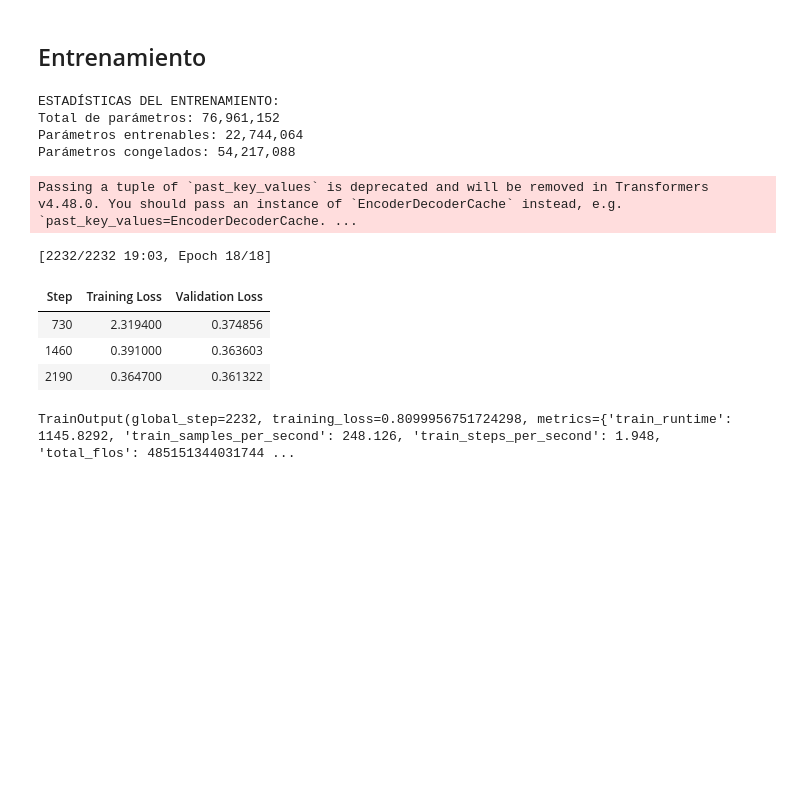
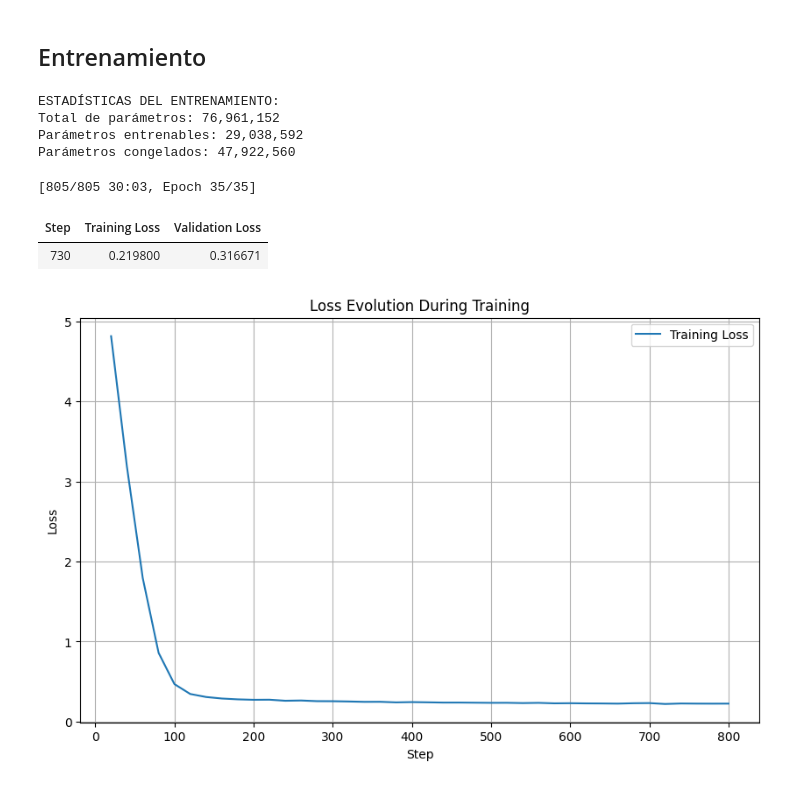
Before and after one commit to 18mgdev/nlp_detox, a Jupyter notebook: nlp_detox.ipynb, the cells around one changed output. Drawn from its saved outputs; the diff is of its cells as text; code cells hidden in the pictures; blank space fills up the shorter version.

```diff
--- a/nlp_detox.ipynb
+++ b/nlp_detox.ipynb
@@ -169,7 +208,19 @@ Ejemplo del dataset: {'input_ids': tensor([    3,   287,  1429,    48,  1429,
 
 model = T5ForConditionalGeneration.from_pretrained(model_name)
 
-num_training_layers = 2 # El número de capas que se entrenarán
+model.config.task_specific_params={
+    "neutralization": {
+      "early_stopping": True,
+      "length_penalty": 2.0,
+      "max_length": 100,
+      "min_length": 50,
+      "no_repeat_ngram_size": 3,
+      "num_beams": 4,
+      "prefix": "neutralize: "
+    }
+}
+
+num_training_layers = 4 # El número de capas que se entrenarán
 
 # Congelar todos los parámetros del modelo
 for param in model.parameters():
@@ -193,44 +244,68 @@ print(f"Parámetros congelados: {total_params - trainable_params:,}")
 # %% [output]
 ESTADÍSTICAS DEL ENTRENAMIENTO:
 Total de parámetros: 76,961,152
-Parámetros entrenables: 22,744,064
-Parámetros congelados: 54,217,088
+Parámetros entrenables: 29,038,592
+Parámetros congelados: 47,922,560
 # %%
+from transformers import TrainerCallback
+import matplotlib.pyplot as plt
+
+class LossTrackerCallback(TrainerCallback):
+    def __init__(self):
+        super().__init__()
+        self.loss_values = []  # Almacena los valores de loss
+
+    def on_log(self, args, state, control, logs=None, **kwargs):
+        if logs and "loss" in logs:
+            self.loss_values.append((state.global_step, logs["loss"]))  # Guarda (step, loss)
+
+    def plot_loss(self):
+        steps, losses = zip(*self.loss_values)
+        plt.figure(figsize=(10, 6))
+        plt.plot(steps, losses, label="Training Loss")
+        plt.xlabel("Step")
+        plt.ylabel("Loss")
+        plt.title("Loss Evolution During Training")
+        plt.legend()
+        plt.grid()
+        plt.show()
 
 training_args = Seq2SeqTrainingArguments(
     output_dir='./checkpoints',
     # evaluation_strategy="no",
     # evaluation_strategy="epoch",
     evaluation_strategy="steps",
+    logging_steps = 20,
     eval_steps=146*5, # cada 5 epochs, teniendo batches de 128
     per_device_train_batch_size=128,
     per_device_eval_batch_size=128,
     learning_rate=2e-4,
-    num_train_epochs=18,
+    num_train_epochs=35,
     report_to=["none"], # para no pedir login de 'wandb' y otros
     # fp16=True, # acelera el entrenaminento pero lo empeora
 )
+
+loss_tracker = LossTrackerCallback()
 
 trainer = Seq2SeqTrainer(
     model=model,
     args=training_args,
     train_dataset=train_dataset,
-    eval_dataset=val_dataset
+    eval_dataset=val_dataset,
+     callbacks=[loss_tracker],
 )
 # %%
 # epochs = 1
 
 # for _ in range(epochs):
 #     # trainer.evaluate()
 trainer.train()
+loss_tracker.plot_loss()
 # %% [output]
-Passing a tuple of `past_key_values` is deprecated and will be removed in Transformers v4.48.0. You should pass an instance of `EncoderDecoderCache` instead, e.g. `past_key_values=EncoderDecoderCache. ...
+[805/805 30:03, Epoch 35/35]
-[2232/2232 19:03, Epoch 18/18]
 | Step | Training Loss | Validation Loss |
-| 730 | 2.319400 | 0.374856 |
-| 1460 | 0.391000 | 0.363603 |
-| 2190 | 0.364700 | 0.361322 |
+| 730 | 0.219800 | 0.316671 |
-TrainOutput(global_step=2232, training_loss=0.8099956751724298, metrics={'train_runtime': 1145.8292, 'train_samples_per_second': 248.126, 'train_steps_per_second': 1.948, 'total_flos': 485151344031744 ...
+[figure, added]
 # %%
 trainer.predict(test_dataset=test_dataset).metrics
 # %% [output]
```
Also changed, not shown: parts of 17 cells of this notebook.
